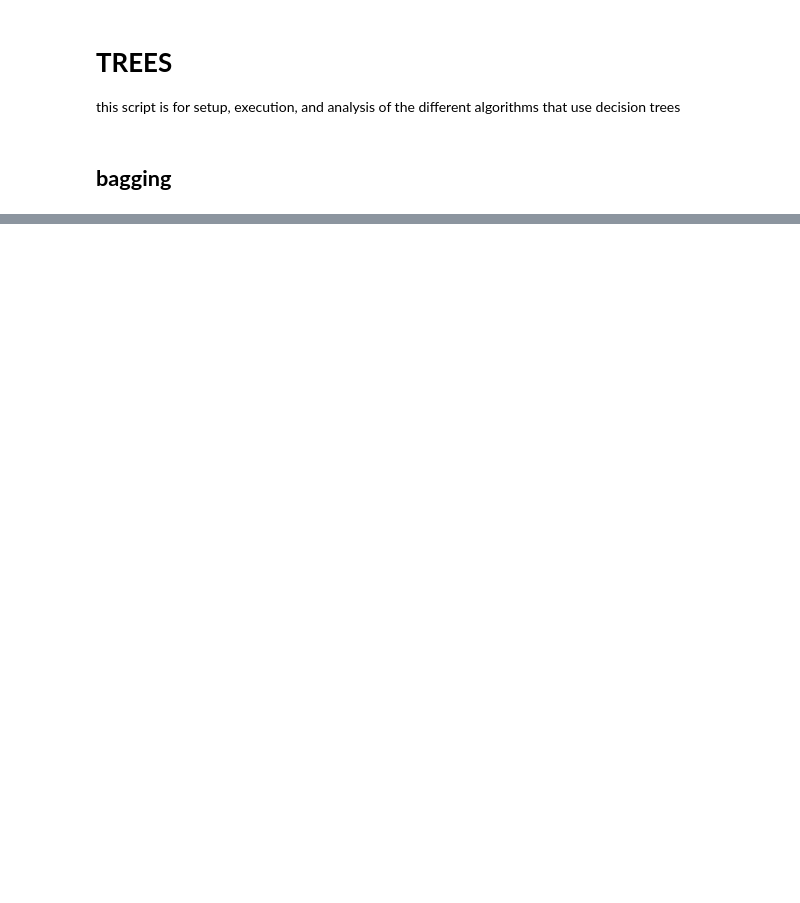
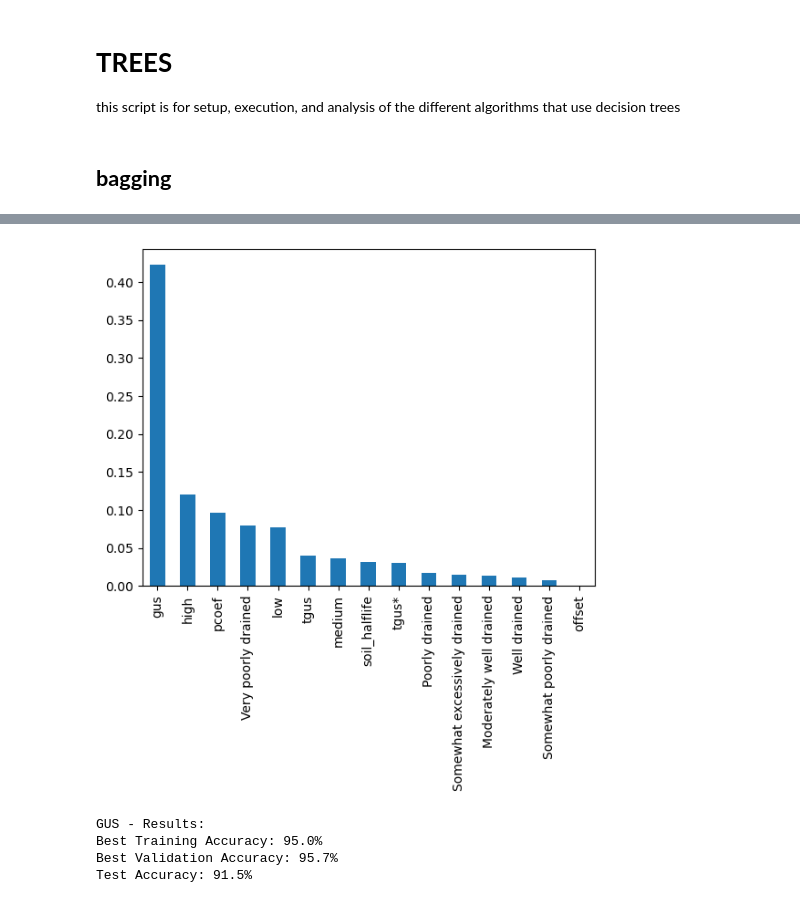
Before and after one commit to izguenther6/orie4741-final, a Jupyter notebook: scripts/trees.ipynb, the cells around one changed output, grey strips where cells are left out. Cells and saved outputs as stored; diff of their text form; code cells hidden in the pictures; blank space fills up the shorter version.

```diff
--- a/scripts/trees.ipynb
+++ b/scripts/trees.ipynb
@@ -41,0 +94,36 @@ clf = BaggingClassifier(base_estimator = random_tree,
+# %%
+# define tree
+clf_tree = DecisionTreeClassifier(max_depth = 6)
+
+# define bagging classifier
+clf = BaggingClassifier(base_estimator = clf_tree,
+                                        n_estimators = 100, bootstrap = True
+                                       )
+# %%
+'''
+Considering GUS, TGUS,  TGUS*, and raw values with other features
+
+'''
+all_train =[]
+all_vals =[]
+all_tests=[]
+for i in range(100):
+    model, train_acc, val_acc, test_acc = f.kfold_crossval(df_all, clf, 'bagging')
+    all_train = np.append(train_acc, all_train)
+    all_vals = np.append(val_acc, all_vals)
+    all_tests = np.append(test_acc, all_tests)
+
+    # keep best model
+    if test_acc >= np.max(all_tests):
+        all_model = model
+        all_train_acc = train_acc
+        all_val_acc = val_acc
+        all_test_acc = test_acc
+
+print('All - Results:')
+print(f'Best Scenario Training Accuracy: {all_train_acc}%')
+print(f'Average Training Accuracy: {round(np.mean(all_train),1)}%')
+print(f'Best Scenario Validation Accuracy: {all_val_acc}%')
+print(f'Average Validation Accuracy: {round(np.mean(all_vals),1)}%')
+print(f'Best Scenario Test Accuracy: {all_test_acc}%')
+print(f'Average Test Accuracy: {round(np.mean(all_tests),1)}%')
@@ -41,0 +138,26 @@ clf = BaggingClassifier(base_estimator = random_tree,
+# %%
+feature_importances_all = np.mean([
+    tree.feature_importances_ for tree in all_model.estimators_
+], axis=0)
+
+fi_all = pd.Series(feature_importances_all, index = df_all.drop('detected', axis = 1).columns)
+
+fi_all = fi_all.sort_values(ascending=False)
+ax = fi_all.plot(kind='bar')
+# %% [output]
+[figure, added]
+# %%
+'''
+Considering just GUS with other features
+
+'''
+gus_model, gus_train_acc, gus_val_acc, gus_test_acc = f.kfold_crossval(df_gus, clf, 'bagging')
+print('GUS - Results:')
+print(f'Best Training Accuracy: {gus_train_acc}%')
+print(f'Best Validation Accuracy: {gus_val_acc}%')
+print(f'Test Accuracy: {gus_test_acc}%\n')
+# %% [output]
+GUS - Results:
+Best Training Accuracy: 95.0%
+Best Validation Accuracy: 95.7%
+Test Accuracy: 91.5%
```
Also changed, not shown: parts of 18 cells of this notebook, 8 other files.
